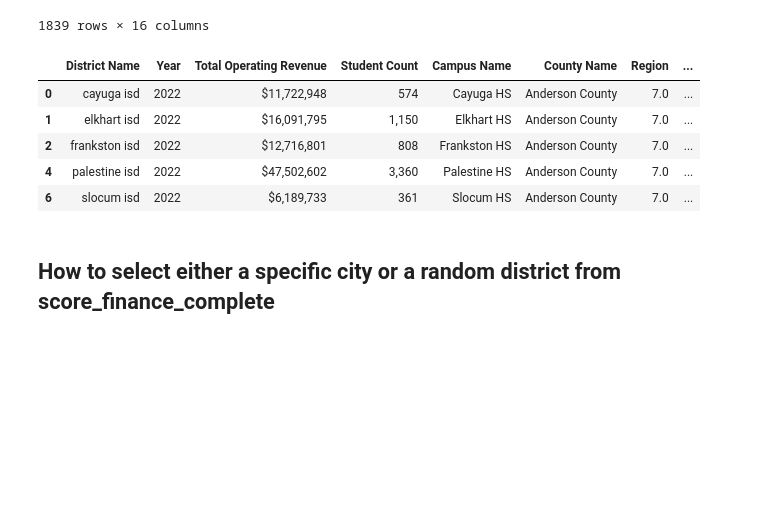
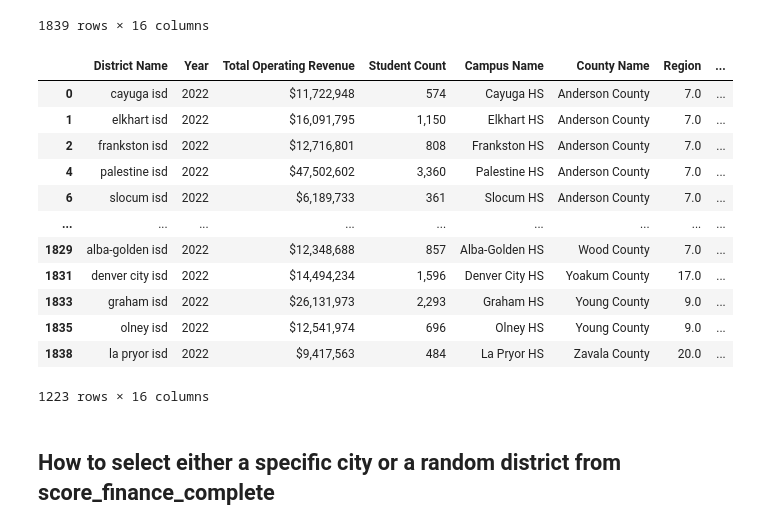
Before and after one commit to Amarilli/TexasISDs, a Jupyter notebook: project_notebook/13_12_updated.ipynb, the cells around one changed output. Cells and saved outputs as stored; diff of their text form; code cells hidden in the pictures; blank space fills up the shorter version.

```diff
--- a/project_notebook/13_12_updated.ipynb
+++ b/project_notebook/13_12_updated.ipynb
@@ -455,14 +455,21 @@ score_finance_df
 1839 rows × 16 columns
 # %%
 score_finance_complete = score_finance_df.dropna()
-score_finance_complete.head()
+score_finance_complete
 # %% [output]
 |  | District Name | Year | Total Operating Revenue | Student Count | Campus Name | County Name | Region | ... |
 | 0 | cayuga isd | 2022 | $11,722,948 | 574 | Cayuga HS | Anderson County | 7.0 | ... |
 | 1 | elkhart isd | 2022 | $16,091,795 | 1,150 | Elkhart HS | Anderson County | 7.0 | ... |
 | 2 | frankston isd | 2022 | $12,716,801 | 808 | Frankston HS | Anderson County | 7.0 | ... |
 | 4 | palestine isd | 2022 | $47,502,602 | 3,360 | Palestine HS | Anderson County | 7.0 | ... |
 | 6 | slocum isd | 2022 | $6,189,733 | 361 | Slocum HS | Anderson County | 7.0 | ... |
+| ... | ... | ... | ... | ... | ... | ... | ... | ... |
+| 1829 | alba-golden isd | 2022 | $12,348,688 | 857 | Alba-Golden HS | Wood County | 7.0 | ... |
+| 1831 | denver city isd | 2022 | $14,494,234 | 1,596 | Denver City HS | Yoakum County | 17.0 | ... |
+| 1833 | graham isd | 2022 | $26,131,973 | 2,293 | Graham HS | Young County | 9.0 | ... |
+| 1835 | olney isd | 2022 | $12,541,974 | 696 | Olney HS | Young County | 9.0 | ... |
+| 1838 | la pryor isd | 2022 | $9,417,563 | 484 | La Pryor HS | Zavala County | 20.0 | ... |
+1223 rows × 16 columns
 # %% [markdown]
 ## How to select either a specific city or a random district from score_finance_complete
 # %%
```
Also changed, not shown: parts of 5 cells of this notebook.
